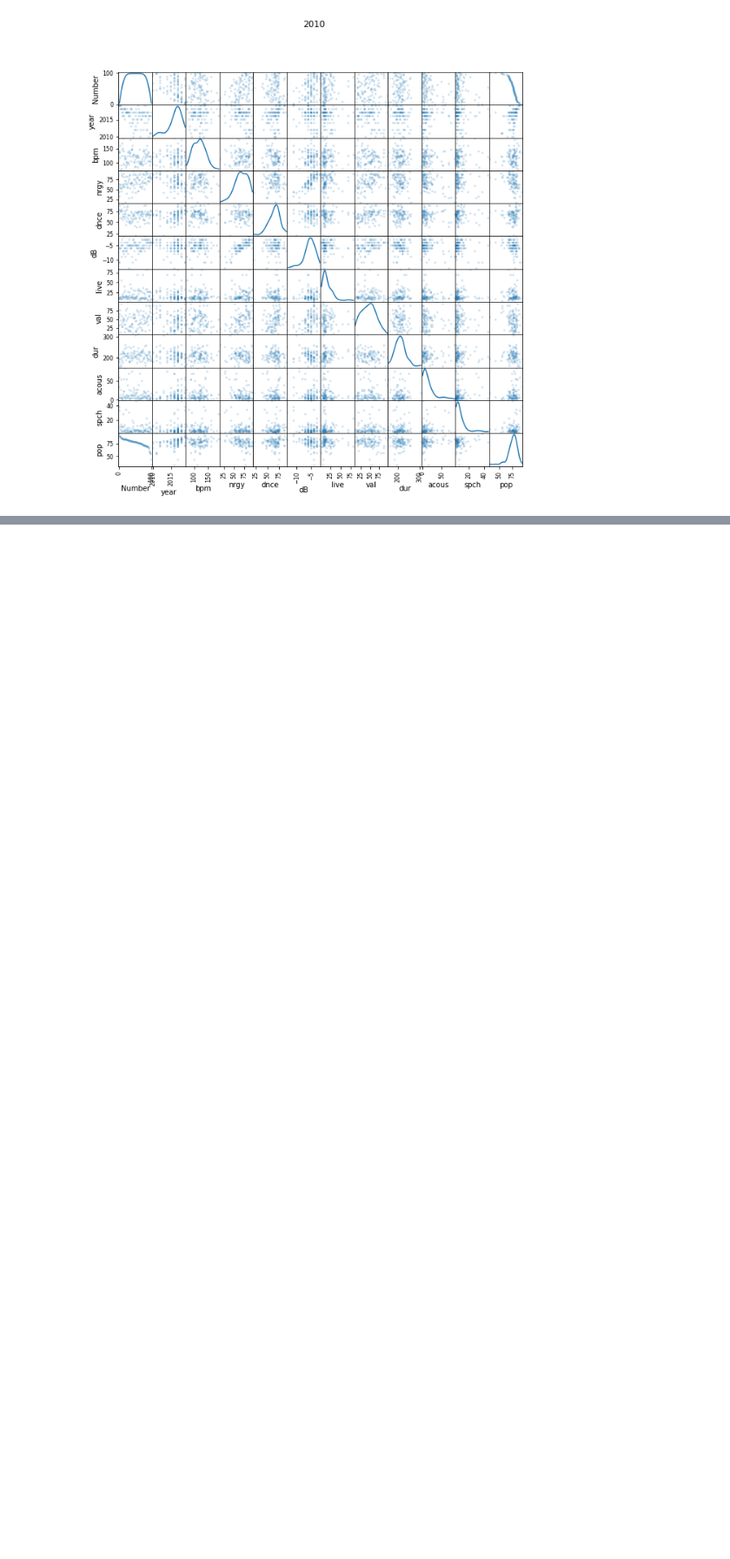
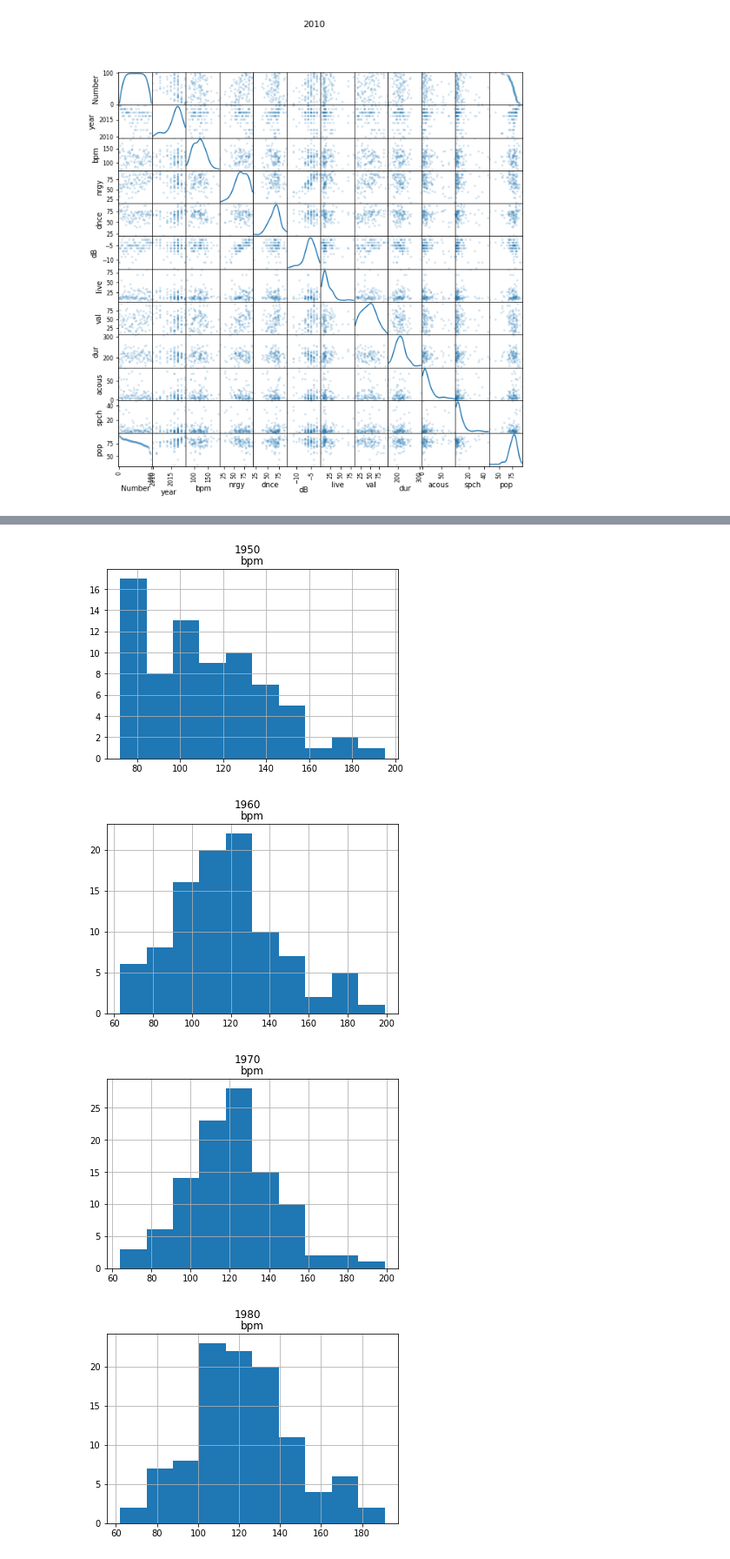
Before and after one commit to danielasenraoka/music_evolution, a Jupyter notebook: exploratory_anaysis.ipynb, the cells around one changed output, grey strips where cells are left out. Shown at 87% size. Cells and saved outputs as stored; diff of their text form; code cells hidden in the pictures; blank space fills up the shorter version.

```diff
--- a/exploratory_anaysis.ipynb
+++ b/exploratory_anaysis.ipynb
@@ -46,0 +53,11 @@ for decade in decades:
+# %%
+for decade in decades:
+  #eval("df"+decade)['bpm'].plot.kde()
+  eval("df"+decade).hist(column='bpm')
+  plt.suptitle(decade)
+  plt.show()
+# %% [output]
+[figure, added]
+[figure, added]
+[figure, added]
+[figure, added]
```
Also changed, not shown: parts of 10 cells of this notebook.
